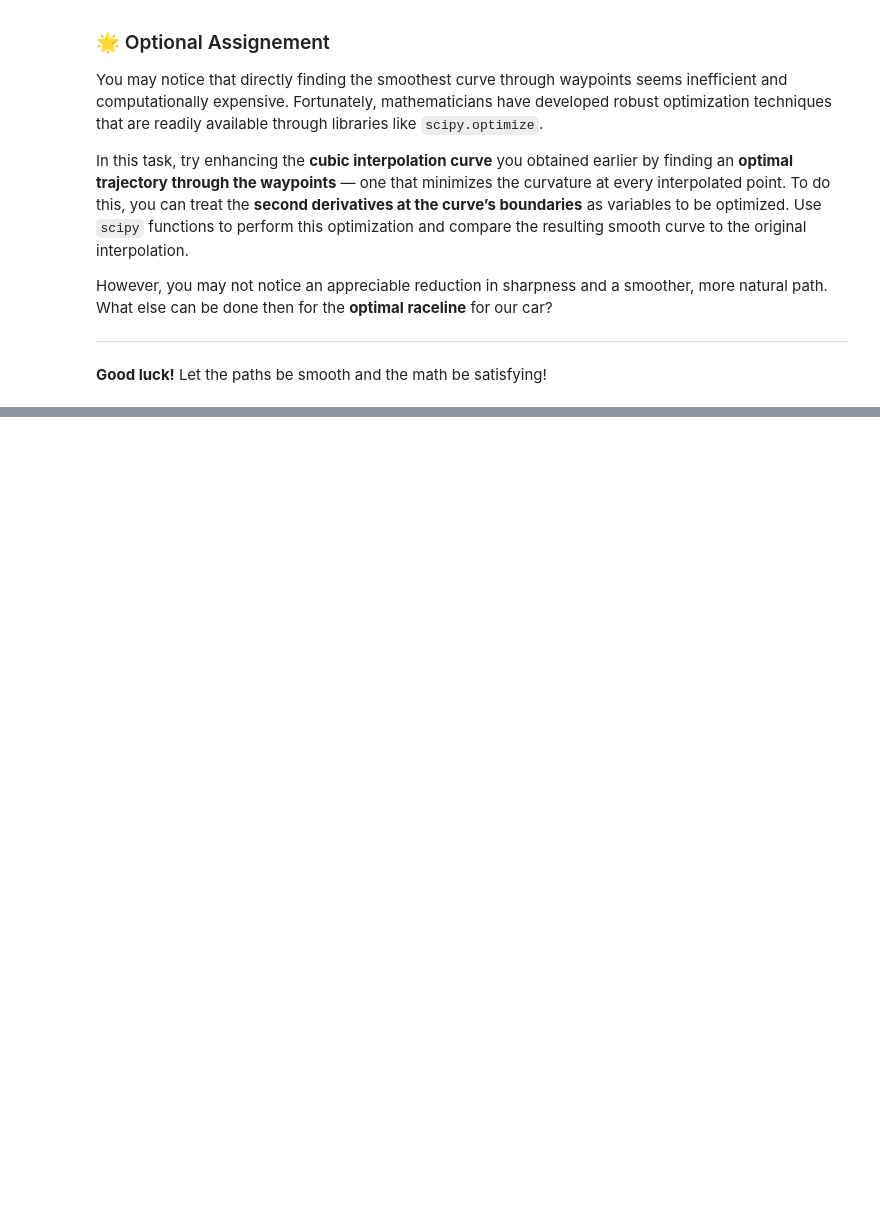
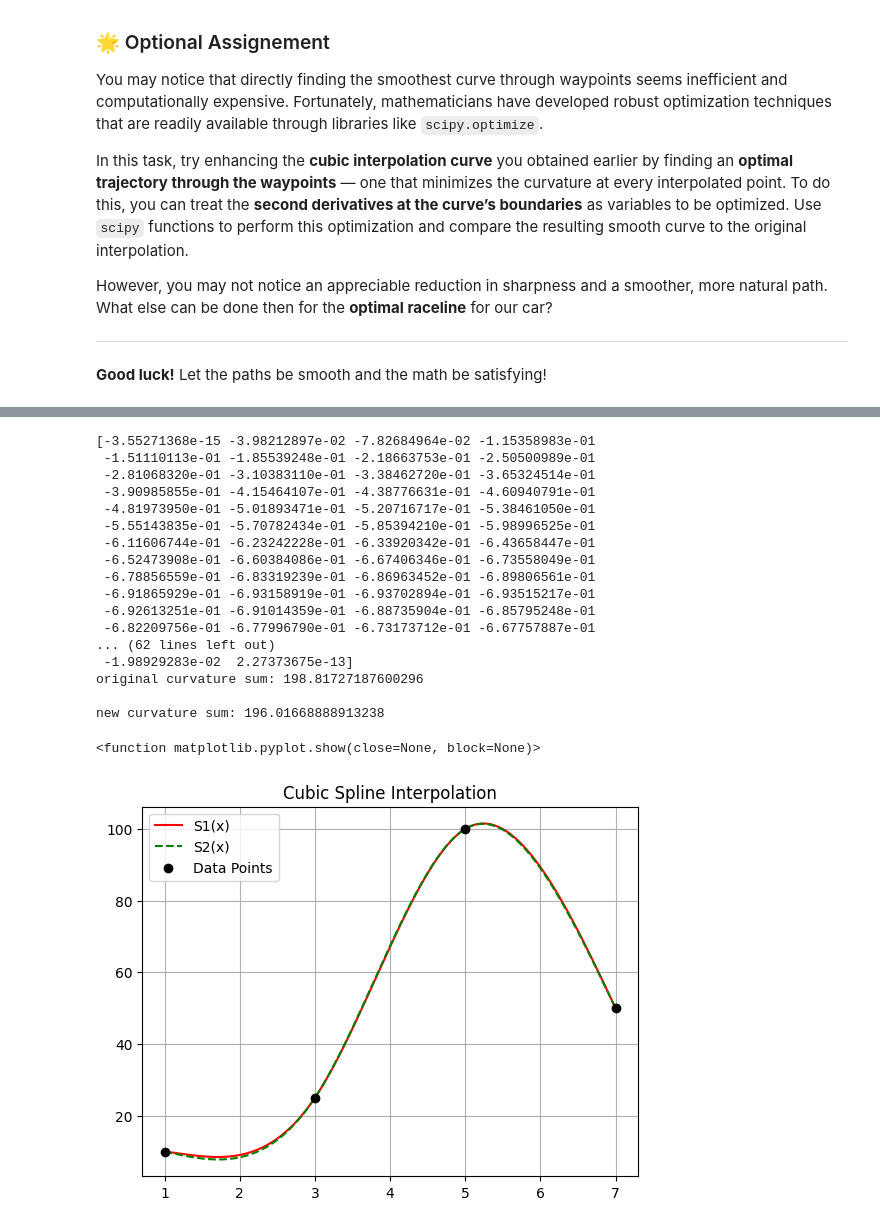
Before and after one commit to Kushagra-o7/ppc_trainee_module, a Jupyter notebook: checkpoint2_optimization_velocity/03_optimization_curvature.ipynb, the cells around one changed output, grey strips where cells are left out. Cells and saved outputs as stored; diff of their text form; code cells hidden in the pictures; blank space fills up the shorter version.

```diff
--- a/checkpoint2_optimization_velocity/03_optimization_curvature.ipynb
+++ b/checkpoint2_optimization_velocity/03_optimization_curvature.ipynb
@@ -108,8 +166,0 @@ print (matrix)
-# %%
-rhs=np.zeros(12)
-rhs[0]=y[0]
-rhs[5]=y[3]
-for i in range(12):
-    if i in range(2,5,2):
-        rhs [i]=rhs[i-1]=y[i//2]
-print(rhs)
@@ -152,0 +167,24 @@ plt.show
+# %%
+learning_rate = 1
+a=b=0
+eps=1e-2
+
+for i in range(10000):
+    x, y = cubicspline(valuex, valuey, a, b)
+    loss = np.sum(curvature(x, y))
+
+    if (i%100==0): print (loss)
+
+    # Gradient wrt a
+    x_eps_a, y_eps_a = cubicspline(valuex, valuey, a + eps, b)
+    loss_a = np.sum(curvature(x_eps_a, y_eps_a))
+    grad_a = (loss_a - loss) / eps
+
+    # Gradient wrt b
+    x_eps_b, y_eps_b = cubicspline(valuex, valuey, a, b + eps)
+    loss_b = np.sum(curvature(x_eps_b, y_eps_b))
+    grad_b = (loss_b - loss) / eps
+
+
+    a -= learning_rate * grad_a
+    b -= learning_rate * grad_b
@@ -152,0 +209,33 @@ plt.show
+# %%
+x2,y2=cubicspline(valuex,valuey,0,0)
+print(y2-y)
+print ("original curvature sum:", np.sum(curvature(x2,y2)), "\n")
+print ("new curvature sum:", np.sum(curvature(x,y)), "\n")
+plt.plot(x, y, label='S1(x)', color='red')
+plt.plot(x2, y2, linestyle='--', label='S2(x)', color='green')
+# plt.plot(x3, y3, label='S3(x)', color='blue')
+plt.scatter(valuex, valuey, color='black', zorder=5, label='Data Points')
+plt.title("Cubic Spline Interpolation")
+plt.legend()
+plt.grid (True)
+plt.show
+# %% [output]
+[-3.55271368e-15 -3.98212897e-02 -7.82684964e-02 -1.15358983e-01
+ -1.51110113e-01 -1.85539248e-01 -2.18663753e-01 -2.50500989e-01
+ -2.81068320e-01 -3.10383110e-01 -3.38462720e-01 -3.65324514e-01
+ -3.90985855e-01 -4.15464107e-01 -4.38776631e-01 -4.60940791e-01
+ -4.81973950e-01 -5.01893471e-01 -5.20716717e-01 -5.38461050e-01
+ -5.55143835e-01 -5.70782434e-01 -5.85394210e-01 -5.98996525e-01
+ -6.11606744e-01 -6.23242228e-01 -6.33920342e-01 -6.43658447e-01
+ -6.52473908e-01 -6.60384086e-01 -6.67406346e-01 -6.73558049e-01
+ -6.78856559e-01 -6.83319239e-01 -6.86963452e-01 -6.89806561e-01
+ -6.91865929e-01 -6.93158919e-01 -6.93702894e-01 -6.93515217e-01
+ -6.92613251e-01 -6.91014359e-01 -6.88735904e-01 -6.85795248e-01
+ -6.82209756e-01 -6.77996790e-01 -6.73173712e-01 -6.67757887e-01
+... (62 lines left out)
+ -1.98929283e-02  2.27373675e-13]
+original curvature sum: 198.81727187600296
+
+new curvature sum: 196.01668888913238
+<function matplotlib.pyplot.show(close=None, block=None)>
+[figure, added]
```
Also changed, not shown: parts of 6 cells of this notebook, 1 other file.
